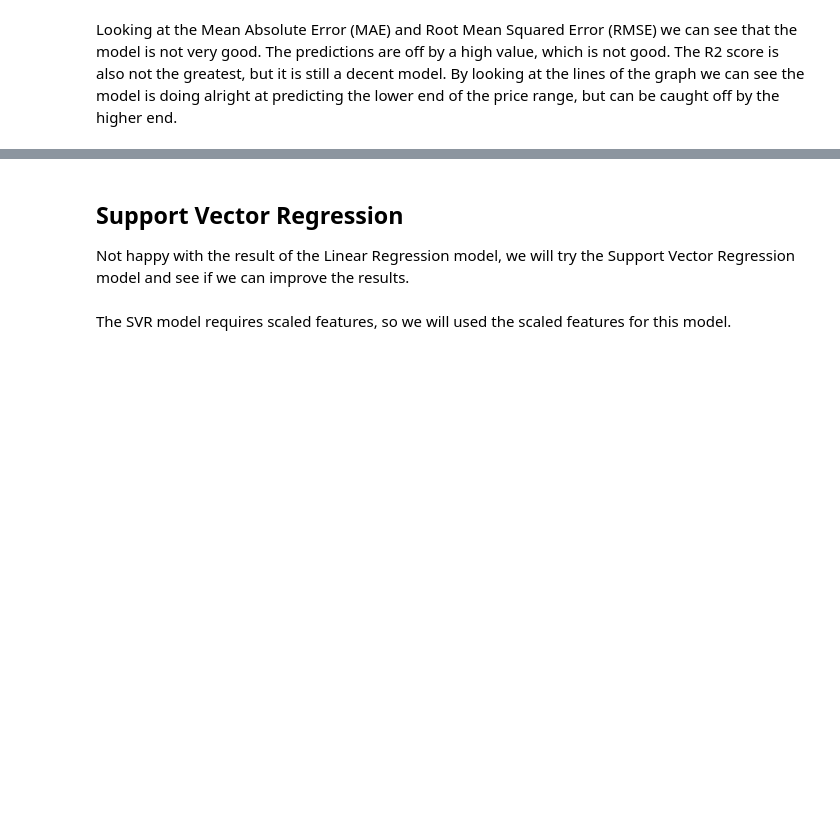
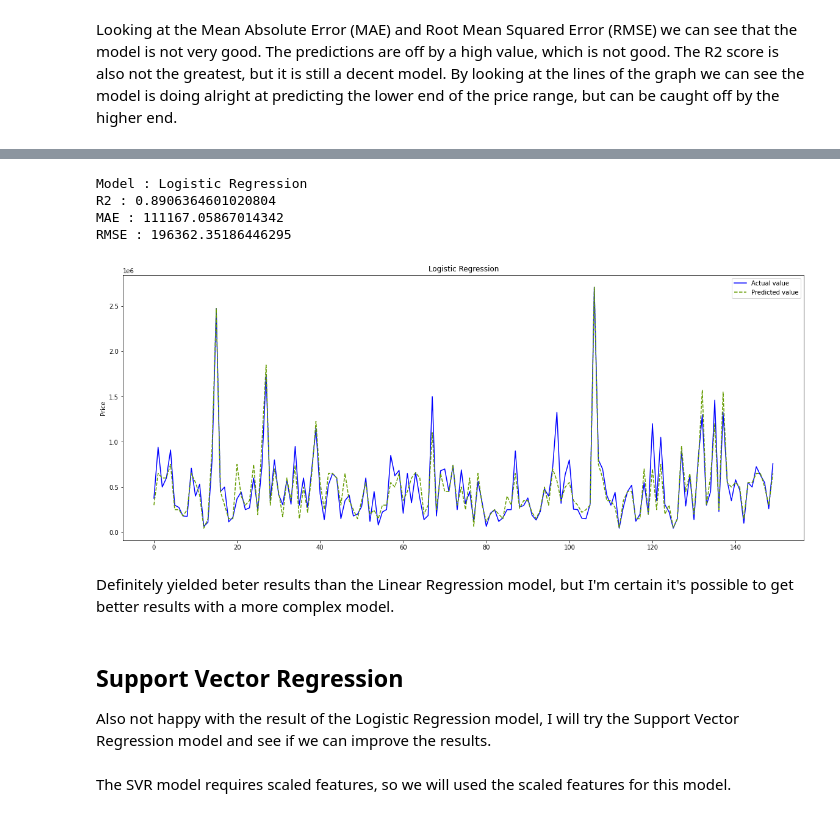
Before and after one commit to mnbuhl/used-car-price, a Jupyter notebook: selling_price/model_selection.ipynb, the cells around one changed output, grey strips where cells are left out. Cells and saved outputs as stored; diff of their text form; code cells hidden in the pictures; blank space fills up the shorter version.

```diff
--- a/selling_price/model_selection.ipynb
+++ b/selling_price/model_selection.ipynb
@@ -135,0 +147,8 @@ Looking at the Mean Absolute Error (MAE) and Root Mean Squared Error (RMSE) we c
+# %%
+y_pred = log_reg.predict(X_test_scaled)
+
+np.set_printoptions(precision=2)
+actual_vs_pred = np.concatenate((y_test.reshape(len(y_test), 1), y_pred.reshape(len(y_pred), 1)), 1)
+
+print(["Actual", "Predictions"])
+print(actual_vs_pred[:8])
@@ -136,7 +165,23 @@ Looking at the Mean Absolute Error (MAE) and Root Mean Squared Error (RMSE) we c
+# %%
+log_reg_result = model_evaluation('Logistic Regression', y_test, y_pred)
+
+for i in range(len(log_reg_result)):
+    print(labels[i], ':', log_reg_result[i])
+# %% [output]
+Model : Logistic Regression
+R2 : 0.8906364601020804
+MAE : 111167.05867014342
+RMSE : 196362.35186446295
+# %%
+plot_results_graph('Logistic Regression', y_test, y_pred, 1250, 1400)
+# %% [output]
+[figure, added]
+# %% [markdown]
+Definitely yielded beter results than the Linear Regression model, but I'm certain it's possible to get better results with a more complex model.
 # %% [markdown]
 ## Support Vector Regression
 
-Not happy with the result of the Linear Regression model, we will try the Support Vector Regression model and see if we can improve the results.
+Also not happy with the result of the Logistic Regression model, I will try the Support Vector Regression model and see if we can improve the results.
 # %% [markdown]
 The SVR model requires scaled features, so we will used the scaled features for this model.
 # %%
```
Also changed, not shown: parts of 19 cells of this notebook.
